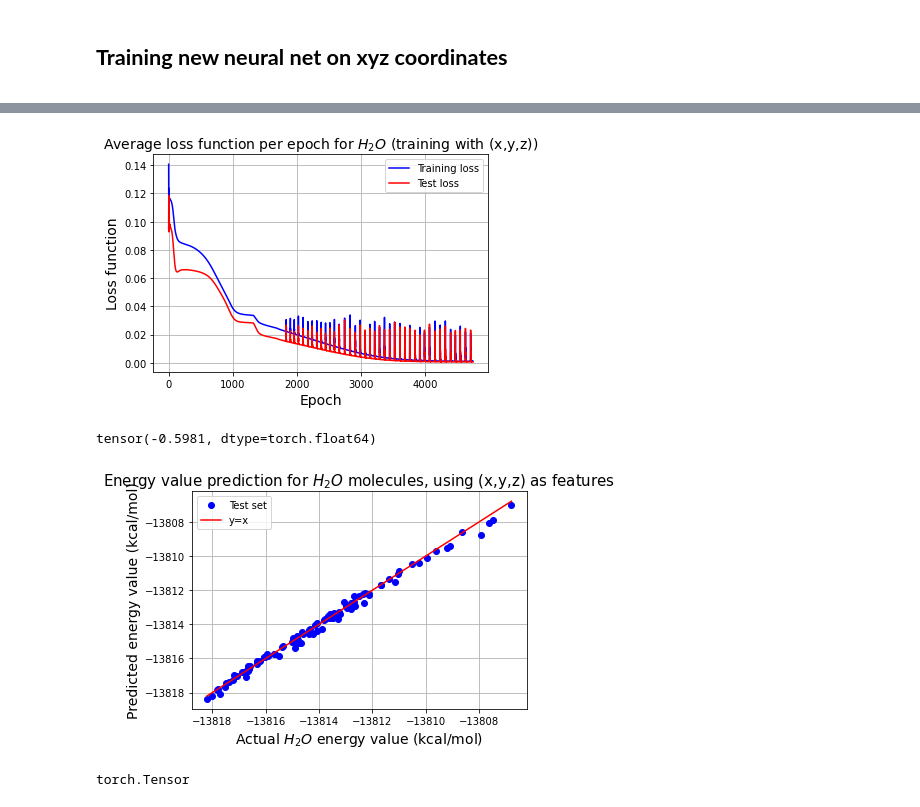
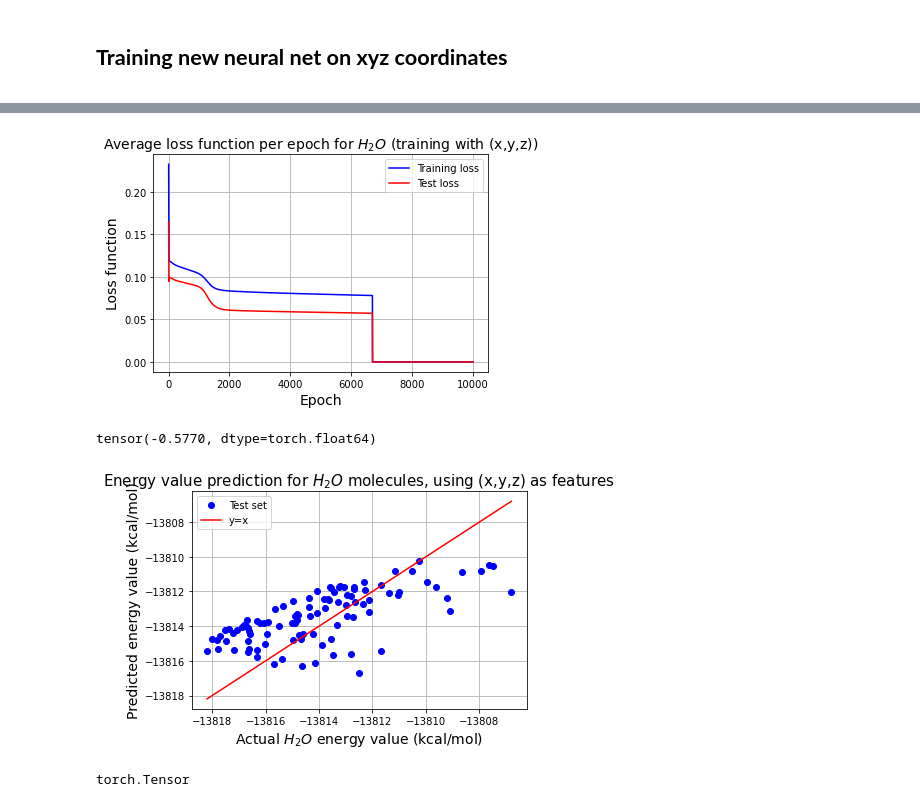
Before and after one commit to KKaroni/Symmetry-in-Machine-learned-Molecular-Force-Fields, a Jupyter notebook: BPNN.ipynb, the cells around one changed output, grey strips where cells are left out. Saved outputs shown, nothing was run; the diff lists cells and outputs as text; code cells hidden in the pictures.

```diff
--- a/BPNN.ipynb
+++ b/BPNN.ipynb
@@ -607,10 +607,10 @@ net = BPNN()
 # %%
 
 criterion = nn.MSELoss()
-optimizer = optim.Adam(net.parameters(), lr=0.0001)
+optimizer = optim.Adam(net.parameters(), lr=0.0001) #0.005)
 #torch.optim.LBFGS(net.parameters(), lr=0.001, max_iter=20, max_eval=None, tolerance_grad=1e-07, tolerance_change=1e-09, line_search_fn=None)
 #optimizer = optim.SGD(net.parameters(), lr=0.001, momentum=0.1)
-nepochs = 1000
+nepochs = 10000
 
 train_loss = np.zeros(nepochs)
 test_loss = np.zeros(nepochs)
@@ -670,8 +670,7 @@ for epoch in range(nepochs):          # loop over the dataset multiple times
             for k in range(np.shape(test_set)[0]):
                    net_test_set[k] = net(test_set[k][0],test_set[k][1],test_set[k][2])
             epoch_test_loss += criterion(net_test_set, test_labels).item() # sum test mean batch losses throughout epoch
-
-        if i % 10 == 9:    # print average loss every 10 mini-batches
+        if i % 10 == 2:    # print average loss every 10 mini-batches
             print('[%d, %5d] loss: %.5f' %
                   (epoch + 1, i + 1, running_loss/10))
             running_loss = 0.0
@@ -967,7 +985,7 @@ test_set_xyz             = data_set_xyz[training_set_size:]
 dataset_xyz = TensorDataset(training_set_xyz, train_labels)
 
 # Creating the batches
-dataloader_xyz = torch.utils.data.DataLoader(dataset_xyz, batch_size=300,
+dataloader_xyz = torch.utils.data.DataLoader(dataset_xyz, batch_size=25, #300,
                                            shuffle=False, num_workers=2, drop_last=False)
 # %% [markdown]
 **<h2> New neural network architecture with xyz coordinates as input**
@@ -1031,7 +1049,7 @@ tensor([-13820.9453], grad_fn=<AddBackward0>)
 net_xyz = BPNN_xyz()
 # %%
 criterion = nn.MSELoss()
-optimizer = optim.Adam(net_xyz.parameters(), lr=0.005)
+optimizer = optim.Adam(net_xyz.parameters(), lr=0.0001)#0.005)
 #torch.optim.LBFGS(net.parameters(), lr=0.001, max_iter=20, max_eval=None, tolerance_grad=1e-07, tolerance_change=1e-09, line_search_fn=None)
 #optimizer = optim.SGD(net.parameters(), lr=0.001, momentum=0.1)
 nepochs = 10000
@@ -1132,22 +1150,22 @@ KeyboardInterrupt:
 # %%
 x = np.arange(1,nepochs+1)
 # plt.plot(x[200:600],train_loss[200:600],'blue',label = 'Training loss')
 # plt.plot(x[200:600],test_loss[200:600],'red',label = 'Test loss')
 
-plt.plot(x[:4742],train_loss_xyz[:4742],'blue',label = 'Training loss')
-plt.plot(x[:4742],test_loss_xyz[:4742],'red',label = 'Test loss')
+plt.plot(x,train_loss_xyz,'blue',label = 'Training loss')
+plt.plot(x,test_loss_xyz,'red',label = 'Test loss')
 
 
 plt.ticklabel_format(useOffset=False, style='plain')
 plt.xlabel('Epoch',fontsize=14)
 plt.ylabel('Loss function',fontsize=14)
 plt.title('Average loss function per epoch for $H_2O$ (training with (x,y,z))',fontsize=14)
 plt.grid()
 plt.legend()
 plt.savefig('x_y_z_loss_graph_H2O',bbox_inches='tight')
 plt.show()
 # %% [output]
-[figure, old version]
+[figure, new version]
 # %%
 prediction_xyz = np.zeros(100)
 for i in range(100):
@@ -1175,8 +1193,8 @@ plt.legend()
 plt.savefig('xyz_predicted_energies_H2O',bbox_inches='tight')
 plt.show()
 # %% [output]
-tensor(-0.5981, dtype=torch.float64)
+tensor(-0.5770, dtype=torch.float64)
-[figure, old version]
+[figure, new version]
 # %%
 type(prediction_xyz)
 # %% [output]
```
Also changed, not shown: parts of 16 cells of this notebook.
